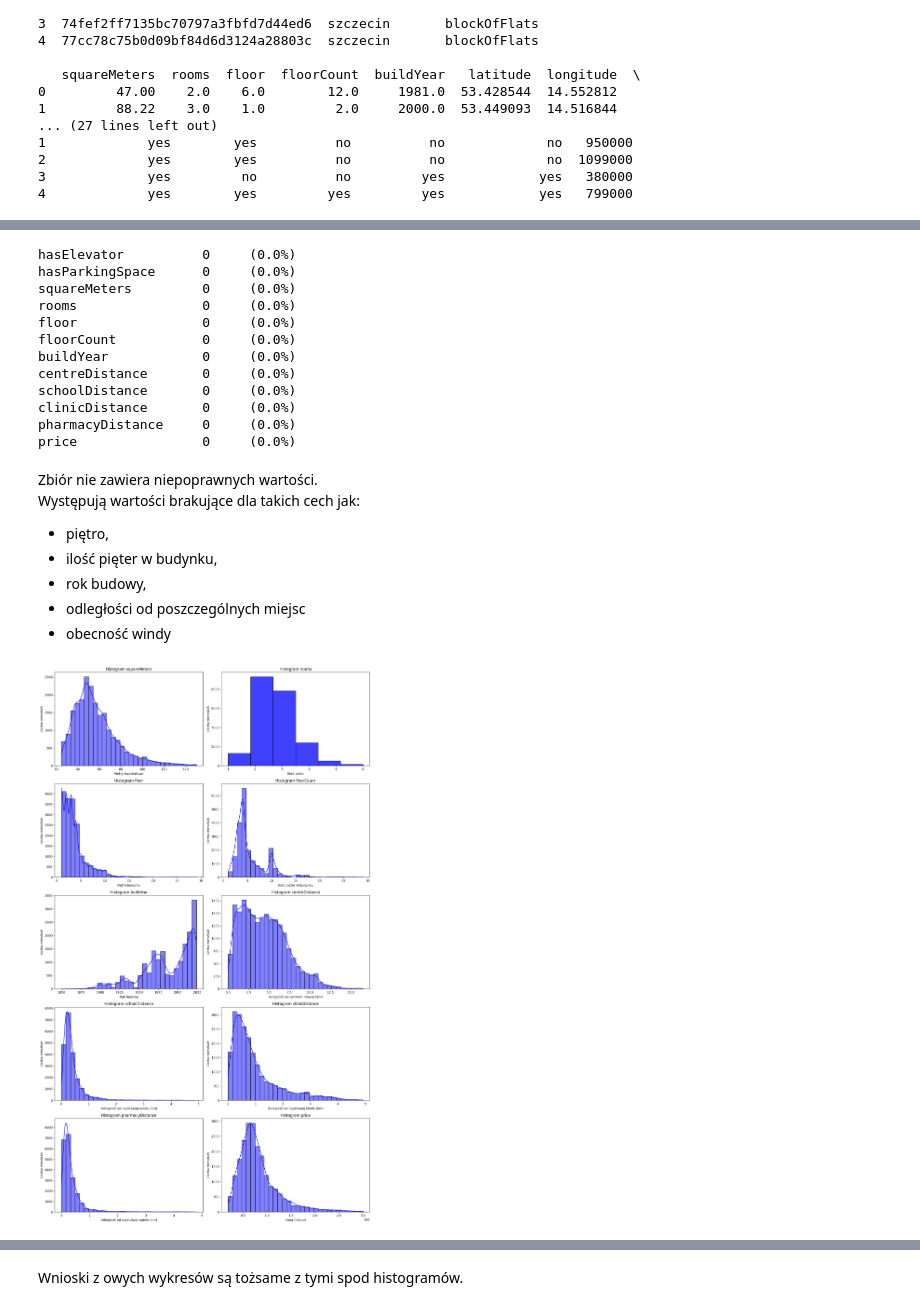
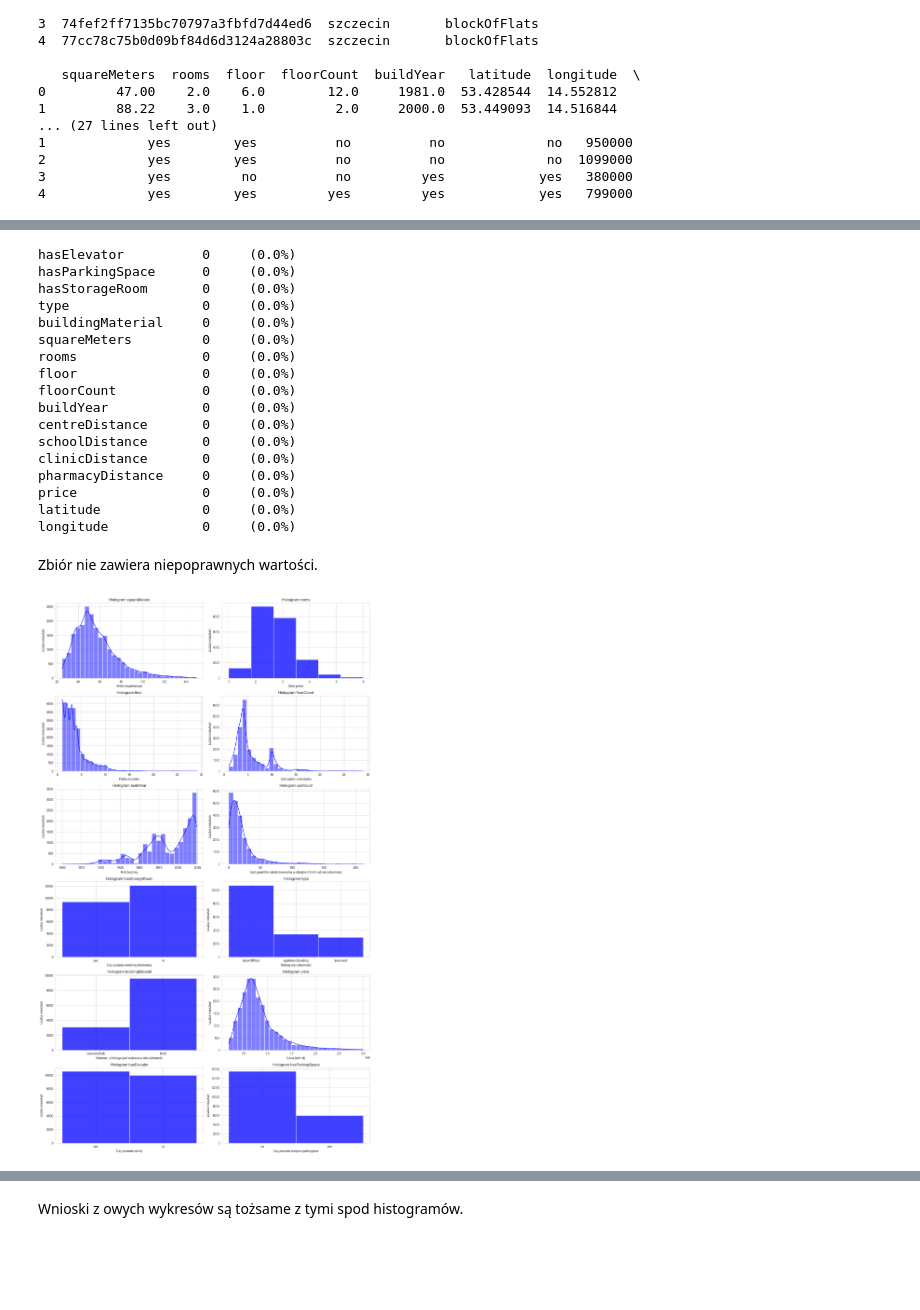
Before and after one commit to PiotrekCi/zmum-houses, a Jupyter notebook: main.ipynb, the cells around one changed output, grey strips where cells are left out. Drawn from its saved outputs; the diff is of its cells as text; code cells hidden in the pictures; blank space fills up the shorter version.

```diff
--- a/main.ipynb
+++ b/main.ipynb
@@ -89,12 +89,15 @@ dtype: object
 error_counts = {}
 
 valid_values = {
-    "hasElevator": ["tak", "nie"],
-    "hasParkingSpace": ["tak", "nie"],
+    "hasElevator": ["yes", "no"],
+    "hasParkingSpace": ["yes", "no"],
+    "hasStorageRoom": ["yes", "no"],
+    "type": ["blockOfFlats", "apartmentBuilding", "tenement"],
+    "buildingMaterial": ["brick", "concreteSlab"],
 }
 
 for col, valid in valid_values.items():
-    invalid_values = apartments_data[apartments_data[col].isin(valid)][col].dropna()
+    invalid_values = apartments_data[~apartments_data[col].isin(valid)][col].dropna()
     error_counts[col] = len(invalid_values)
 
 valid_ranges = {
@@ -107,7 +110,9 @@ valid_ranges = {
     "schoolDistance": (0, 100),
     "clinicDistance": (0, 100),
     "pharmacyDistance": (0, 100),
-    "price": (50000, 5000000)
+    "price": (50000, 5000000),
+    "latitude": (-90, 90),
+    "longitude": (-180, 180),
 }
 
 for col, (min_val, max_val) in valid_ranges.items():
@@ -121,6 +126,9 @@ for col, count in error_counts.items():
 # %% [output]
 hasElevator          0     (0.0%)
 hasParkingSpace      0     (0.0%)
+hasStorageRoom       0     (0.0%)
+type                 0     (0.0%)
+buildingMaterial     0     (0.0%)
 squareMeters         0     (0.0%)
 rooms                0     (0.0%)
 floor                0     (0.0%)
@@ -131,39 +139,37 @@ schoolDistance       0     (0.0%)
 clinicDistance       0     (0.0%)
 pharmacyDistance     0     (0.0%)
 price                0     (0.0%)
+latitude             0     (0.0%)
+longitude            0     (0.0%)
-# %% [markdown]
-Zbiór nie zawiera niepoprawnych wartości.
-Występują wartości brakujące dla takich cech jak:
-- piętro,
-- ilość pięter w budynku,
-- rok budowy,
-- odległości od poszczególnych miejsc
-- obecność windy
+# %% [markdown]
+Zbiór nie zawiera niepoprawnych wartości.
 # %%
 def create_hist_plot(index, data, column, axes, xlabel=None, ylabel="Liczba mieszkań", color="blue", bins=30, kde=True):
     sns.histplot(data[column], bins=bins, kde=kde, color=color, ax=axes[index])
     axes[index].set_title(f"Histogram {column}")
     axes[index].set_xlabel(xlabel)
     axes[index].set_ylabel(ylabel)
 
-fig, axes = plt.subplots(5, 2, figsize=(15, 25))
+fig, axes = plt.subplots(6, 2, figsize=(15, 25))
 axes = axes.flatten()
 
 create_hist_plot(0, apartments_data, "squareMeters", axes, xlabel="Metry kwadratowe")
 create_hist_plot(1, apartments_data, "rooms", axes, xlabel="Ilość pokoi", bins=6, kde=False)
 create_hist_plot(2, apartments_data, "floor", axes, xlabel="Piętro budynku")
 create_hist_plot(3, apartments_data, "floorCount", axes, xlabel="Ilość pięter w budynku")
 create_hist_plot(4, apartments_data, "buildYear", axes, xlabel="Rok budowy")
-create_hist_plot(5, apartments_data, "centreDistance", axes, xlabel="Odległość od centrum miasta (km)")
-create_hist_plot(6, apartments_data, "schoolDistance", axes, xlabel="Odległość od najbliższej szkoły (km)")
-create_hist_plot(7, apartments_data, "clinicDistance", axes, xlabel="Odległość od najbliższej kliniki (km)")
-create_hist_plot(8, apartments_data, "pharmacyDistance", axes, xlabel="Odległość od najbliższej apteki (km)")
+create_hist_plot(5, apartments_data, "poiCount", axes, xlabel="Ilość punktów zainteresowania w obrębie 0.5 km od nieruchomości")
+create_hist_plot(6, apartments_data, "hasStorageRoom", axes, xlabel="Czy posiada komórkę lokatorską", kde=False)
+create_hist_plot(7, apartments_data, "type", axes, xlabel="Rodzaj nieruchomości", kde=False)
+create_hist_plot(8, apartments_data, "buildingMaterial", axes, xlabel="Material, z którego jest wykonana nieruchomość", kde=False)
 create_hist_plot(9, apartments_data, "price", axes, xlabel="Cena (mln zł)")
+create_hist_plot(10, apartments_data, "hasElevator", axes, xlabel="Czy posiada windę", kde=False)
+create_hist_plot(11, apartments_data, "hasParkingSpace", axes, xlabel="Czy posiada miejsce parkingowe", kde=False)
 
 plt.tight_layout()
 plt.show()
 # %% [output]
-[figure, old version]
+[figure, new version]
 # %% [markdown]
 1. Metraż mieszkań - Większość mieszkań na rynku ma powierzchnię między 40 a 70 m², ze średnią wynoszącą około 57 m². Widoczna jest asymetria rozkładu w stronę mniejszych mieszkań.
 2. Liczba pokoi - Dominują mieszkania 2 i 3 pokojowe, które stanowią największą część oferty rynkowej.
```
Also changed, not shown: parts of 8 cells of this notebook.
